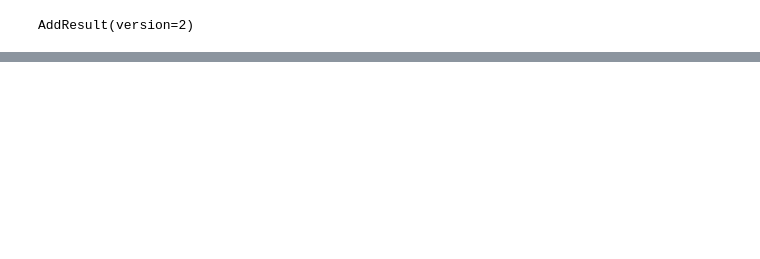
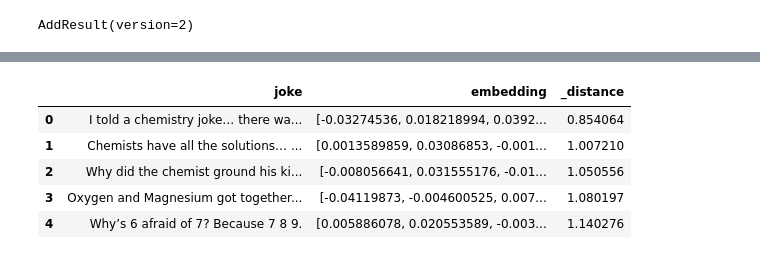
Before and after one commit to Aleex87/llmops_alessandro_abbate_mlo25, a Jupyter notebook: 09_lancedb/lancedb_bascics.ipynb, the cells around one changed output, grey strips where cells are left out. Drawn from its saved outputs; the diff is of its cells as text; code cells hidden in the pictures; blank space fills up the shorter version.

```diff
--- a/09_lancedb/lancedb_bascics.ipynb
+++ b/09_lancedb/lancedb_bascics.ipynb
@@ -287,0 +292,9 @@ vector_db["jokes"].to_pandas()
+# %%
+vector_db["jokes"].search("chemestry related jokes").to_pandas().head()
+# %% [output]
+|  | joke | embedding | _distance |
+| 0 | I told a chemistry joke… there wa... | [-0.03274536, 0.018218994, 0.0392... | 0.854064 |
+| 1 | Chemists have all the solutions… ... | [0.0013589859, 0.03086853, -0.001... | 1.007210 |
+| 2 | Why did the chemist ground his ki... | [-0.008056641, 0.031555176, -0.01... | 1.050556 |
+| 3 | Oxygen and Magnesium got together... | [-0.04119873, -0.004600525, 0.007... | 1.080197 |
+| 4 | Why’s 6 afraid of 7? Because 7 8 9. | [0.005886078, 0.020553589, -0.003... | 1.140276 |
```
Also changed, not shown: parts of 4 cells of this notebook.
